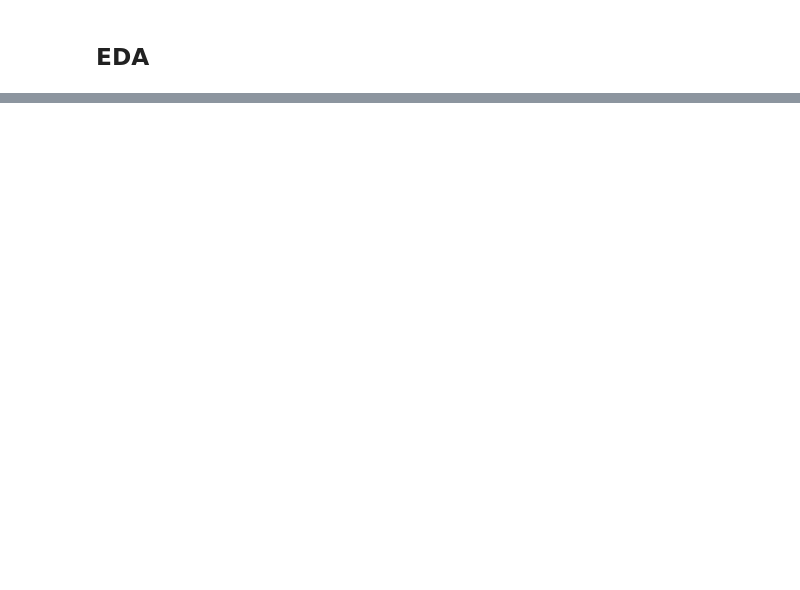
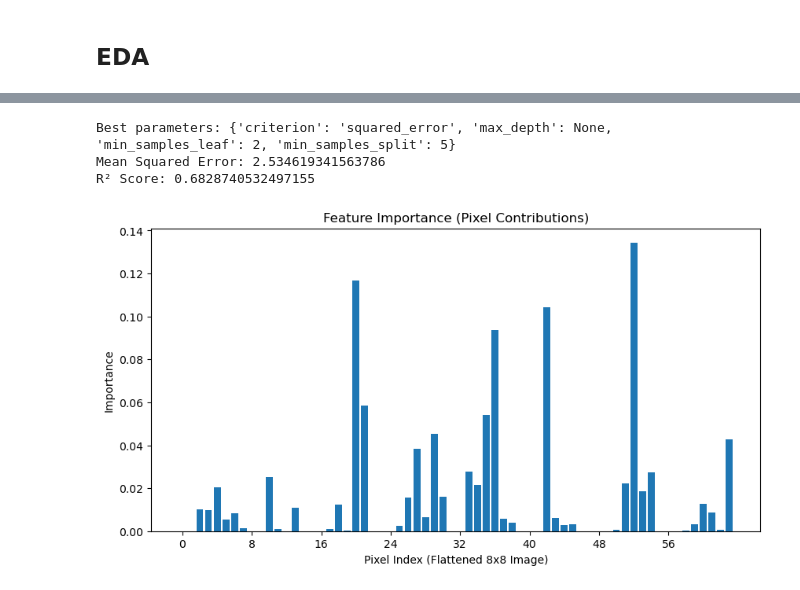
Before and after one commit to ranro1/dt_rf_proj3, a Jupyter notebook: Project3/CL_RG.ipynb, the cells around one changed output, grey strips where cells are left out. Cells and saved outputs as stored; diff of their text form; code cells hidden in the pictures; blank space fills up the shorter version.

```diff
--- a/Project3/CL_RG.ipynb
+++ b/Project3/CL_RG.ipynb
@@ -520,7 +569,7 @@ print("R² Score:", r2)
 clf = DecisionTreeRegressor()
 # Define the parameter grid
 param_grid = {
-    'criterion': ['squared_error', 'friedman_mse', 'absolute_error', 'poisson'],
+    'criterion': ['squared_error', 'friedman_mse', 'absolute_error'],
     'max_depth': [None, 5, 10, 20, 30],
     'min_samples_split': [2, 3, 5, 10],
     'min_samples_leaf': [1, 2, 4]
@@ -529,33 +578,38 @@ param_grid = {
 grid_search = GridSearchCV(clf, param_grid, cv=5, scoring='neg_mean_squared_error', n_jobs=-1)
 # Fit the model
 grid_search.fit(X_train, y_train)
 # Get the best parameters
 best_params = grid_search.best_params_
 print(f"Best parameters: {best_params}")
 
 # Create a new DecisionTreeClassifier with the best parameters
 clf = DecisionTreeRegressor(**best_params)
 # Fit the model
 
 clf.fit(X_train, y_train)
 # Predict on test data
 y_pred = clf.predict(X_test)
 
 # Calculate accuracy
 mse = mean_squared_error(y_test, y_pred)
 r2 = r2_score(y_test, y_pred)
 print("Mean Squared Error:", mse)
 print("R² Score:", r2)
 
 
 # Plot pixel importance (based on decision tree splits)
 plt.figure(figsize=(10, 5))
 plt.bar(range(64), clf.feature_importances_)
 plt.title("Feature Importance (Pixel Contributions)")
 plt.xlabel("Pixel Index (Flattened 8x8 Image)")
 plt.xticks(range(0, 64, 8), range(0, 64, 8))
 plt.ylabel("Importance")
 plt.show()
+# %% [output]
+Best parameters: {'criterion': 'squared_error', 'max_depth': None, 'min_samples_leaf': 2, 'min_samples_split': 5}
+Mean Squared Error: 2.534619341563786
+R² Score: 0.6828740532497155
+[figure, added]
 # %%
 # Regression with Random Forest regressor using GridSearchCV
 regressor = RandomForestRegressor()
```
Also changed, not shown: parts of 11 cells of this notebook.
